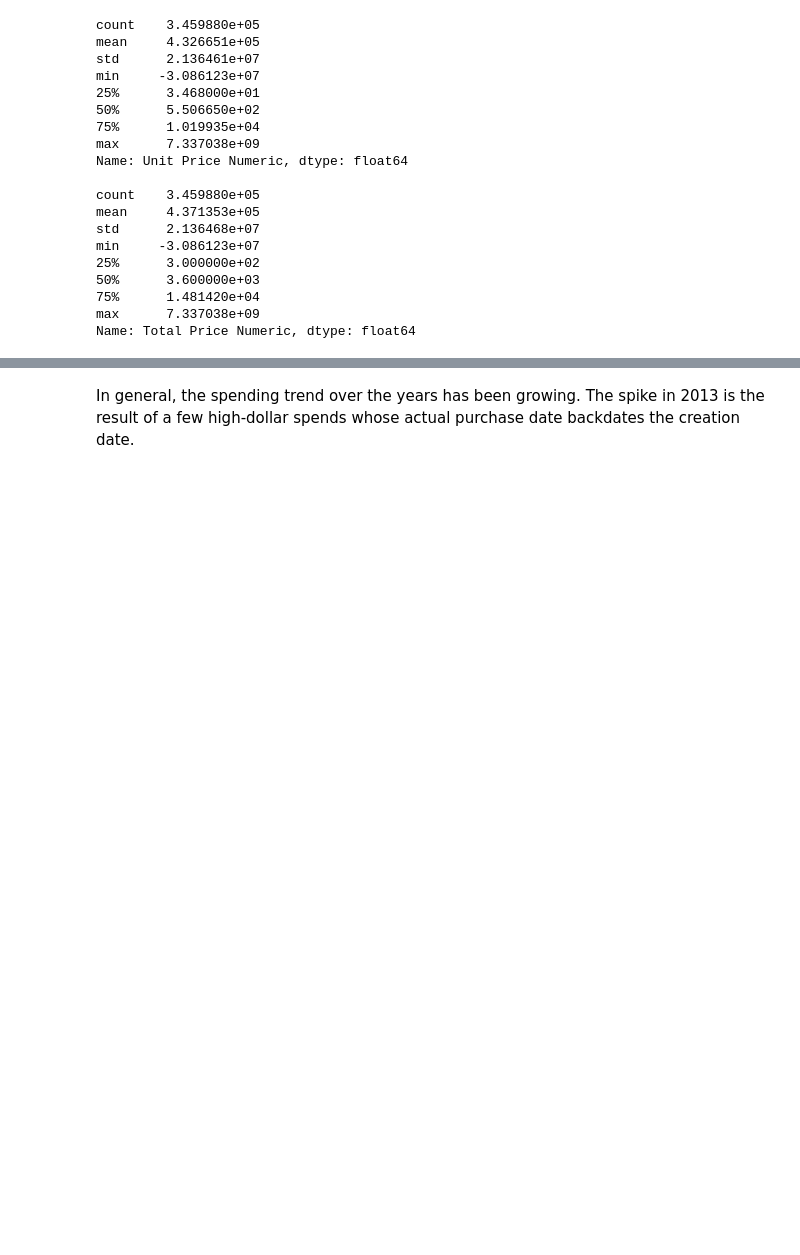
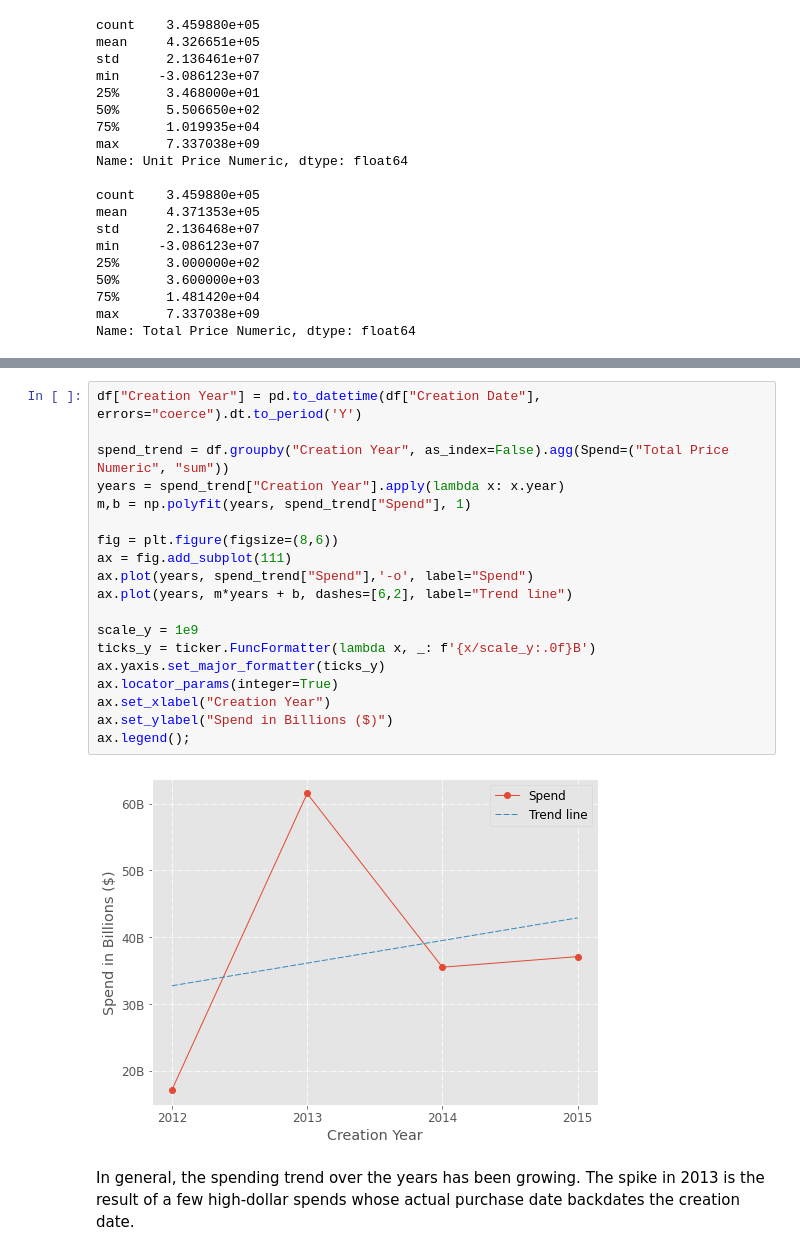
Before and after one commit to mEyob/ds-challenge, a Jupyter notebook: analysis.ipynb, the cells around one changed output, grey strips where cells are left out. Saved outputs shown, nothing was run; the diff lists cells and outputs as text; blank space fills up the shorter version.

```diff
--- a/analysis.ipynb
+++ b/analysis.ipynb
@@ -433,3 +422,24 @@ ax.legend();
+# %%
+df["Creation Year"] = pd.to_datetime(df["Creation Date"], errors="coerce").dt.to_period('Y')
+
+spend_trend = df.groupby("Creation Year", as_index=False).agg(Spend=("Total Price Numeric", "sum"))
+years = spend_trend["Creation Year"].apply(lambda x: x.year)
+m,b = np.polyfit(years, spend_trend["Spend"], 1)
+
+fig = plt.figure(figsize=(8,6))
+ax = fig.add_subplot(111)
+ax.plot(years, spend_trend["Spend"],'-o', label="Spend")
+ax.plot(years, m*years + b, dashes=[6,2], label="Trend line")
+
+scale_y = 1e9
+ticks_y = ticker.FuncFormatter(lambda x, _: f'{x/scale_y:.0f}B')
+ax.yaxis.set_major_formatter(ticks_y)
+ax.locator_params(integer=True)
+ax.set_xlabel("Creation Year")
+ax.set_ylabel("Spend in Billions ($)")
+ax.legend();
+# %% [output]
+[figure, added]
 # %% [markdown]
 In general, the spending trend over the years has been growing.
 The spike in 2013 is the result of a few high-dollar spends whose actual purchase date backdates the creation date.
```
Also changed, not shown: parts of 107 cells of this notebook.
